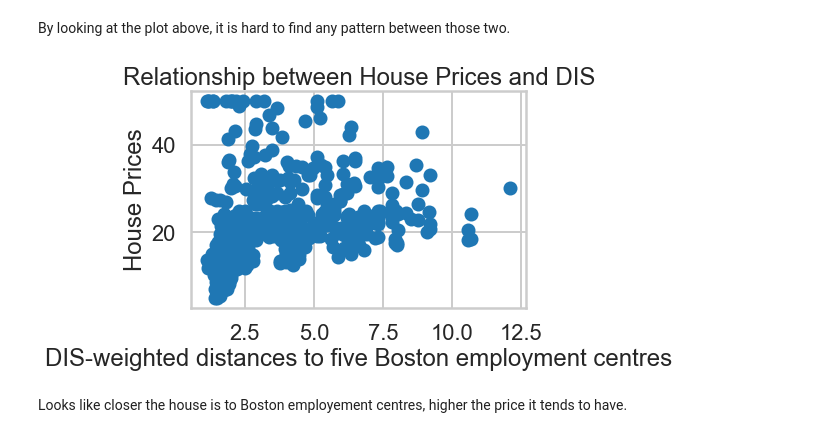
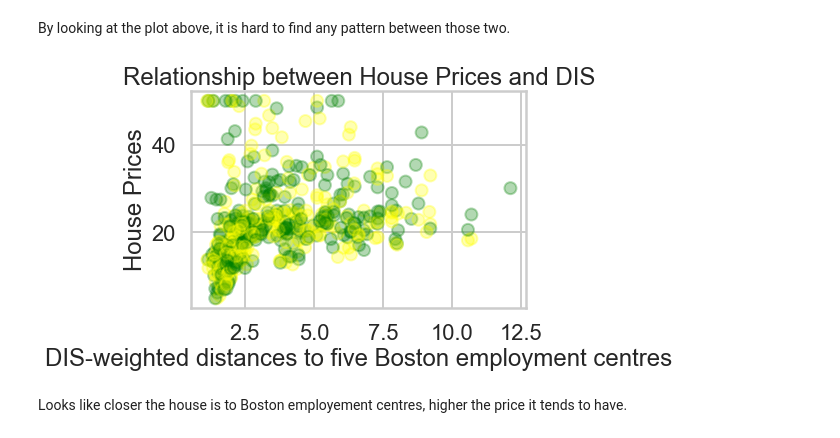
Before and after one commit to vikramlucky/Springboard, a Jupyter notebook: linear_regression/Mini_Project_Linear_Regression.ipynb, the cells around one changed output. Cells and saved outputs as stored; diff of their text form; code cells hidden in the pictures.

```diff
--- a/linear_regression/Mini_Project_Linear_Regression.ipynb
+++ b/linear_regression/Mini_Project_Linear_Regression.ipynb
@@ -30,4 +30,3 @@ import seaborn as sns
 from matplotlib import rcParams
 sns.set_style("whitegrid")
 sns.set_context("poster")
-style.use('fivethirtyeight')
@@ -309,13 +306,13 @@ plt.show()
 By looking at the plot above, it is hard to find any pattern between those two.
 # %%
 # your turn: create some other scatter plots
-plt.scatter(bos['DIS'], bos['PRICE'])
+plt.scatter(bos['DIS'], bos['PRICE'], color = ['yellow', 'green'], alpha = .3)
 plt.xlabel('DIS-weighted distances to five Boston employment centres')
 plt.ylabel('House Prices')
 plt.title('Relationship between House Prices and DIS')
 plt.show()
 # %% [output]
-[figure, old version]
+[figure, new version]
 # %% [markdown]
 Looks like closer the house is to Boston employement centres, higher the price it tends to have.
 # %% [markdown]
```
Also changed, not shown: parts of 13 cells of this notebook.
